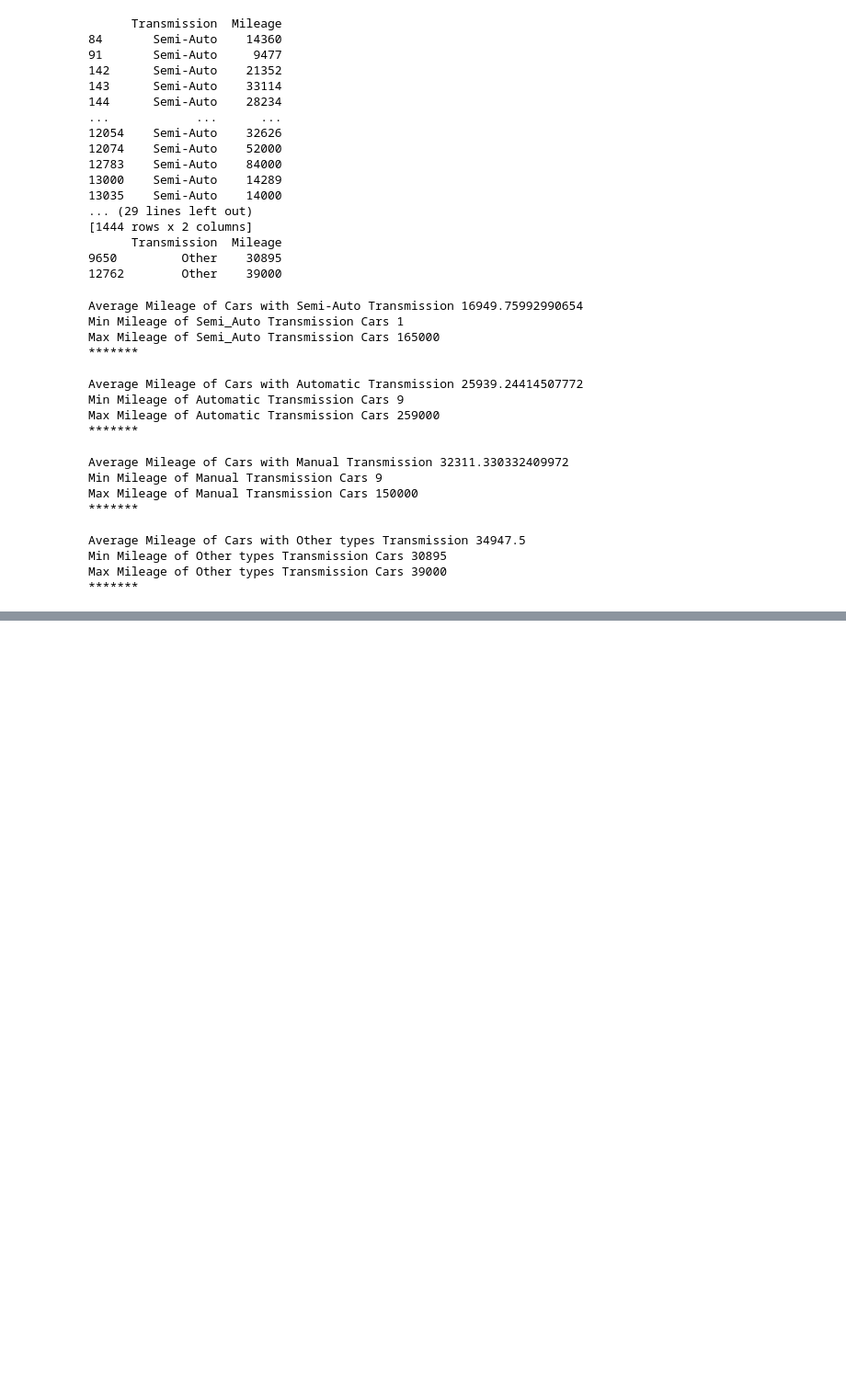
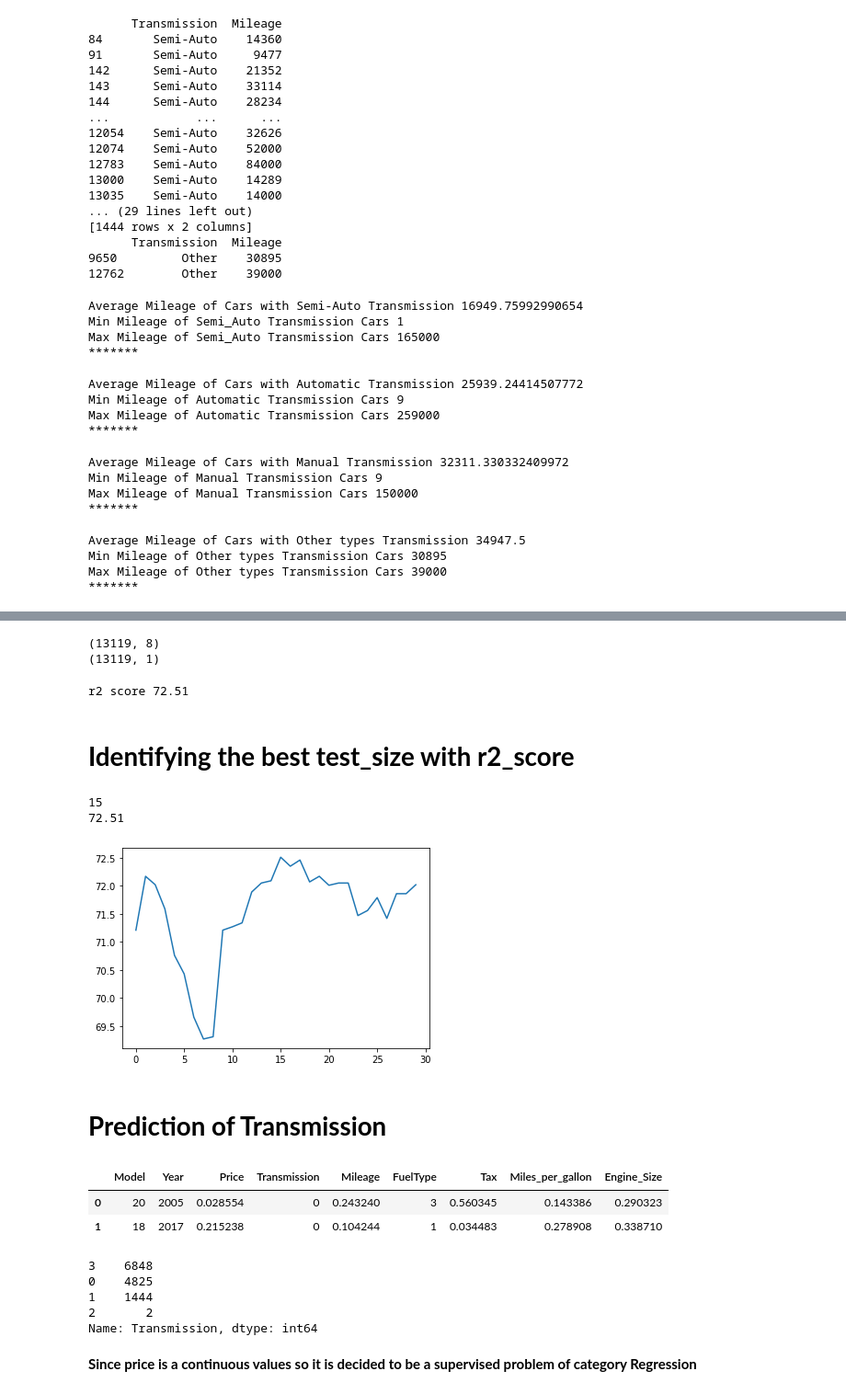
Before and after one commit to Manikandan-professional/Exploratory_Data_Analysis_of_Mercedes_Cars, a Jupyter notebook: Exploratory_Data_Analysis_of_Mercedes_Cars.ipynb, the cells around one changed output, grey strips where cells are left out. Shown: that part at 92% size. Saved outputs shown, nothing was run; the diff lists cells and outputs as text; code cells hidden in the pictures; blank space fills up the shorter version.

```diff
--- a/Exploratory_Data_Analysis_of_Mercedes_Cars.ipynb
+++ b/Exploratory_Data_Analysis_of_Mercedes_Cars.ipynb
@@ -403,0 +439,7 @@ Max Mileage of Other types Transmission Cars 39000
+# %%
+s=MinMaxScaler()
+df_test[['Price']]=s.fit_transform(df_test[['Price']])
+df_test[['Mileage']]=s.fit_transform(df_test[['Mileage']])
+df_test[['Tax']]=s.fit_transform(df_test[['Tax']])
+df_test[['Miles_per_gallon']]=s.fit_transform(df_test[['Miles_per_gallon']])
+df_test[['Engine_Size']]=s.fit_transform(df_test[['Engine_Size']])
@@ -403,0 +476,56 @@ Max Mileage of Other types Transmission Cars 39000
+# %%
+X=df_test.loc[:,['Model','Year','Transmission','Mileage','FuelType','Tax','Miles_per_gallon','Engine_Size']].values
+y=df_test.loc[:,['Price']].values
+# %%
+print(X.shape)
+print(y.shape)
+# %% [output]
+(13119, 8)
+(13119, 1)
+# %%
+X_train,X_test,y_train,y_test=train_test_split(X,y,test_size=0.16,random_state=0)
+# %%
+linear=LinearRegression()
+linear.fit(X_train,y_train)
+pred=linear.predict(X_test)
+# %%
+print('r2 score',round(metrics.r2_score(y_test,pred)*100,2))
+# %% [output]
+r2 score 72.51
+# %% [markdown]
+# **Identifying the best test_size with r2_score**
+# %%
+l=[]
+ll=list(x for x in range(0,30,1))
+for i in range(1,31,1):
+  zz=float('.'+str(i))
+  X_train,X_test,y_train,y_test=train_test_split(X,y,test_size=zz,random_state=0)
+  linear=LinearRegression()
+  linear.fit(X_train,y_train)
+  pred=linear.predict(X_test)
+  l.append((round(metrics.r2_score(y_test,pred)*100,2)))
+plt.plot(ll,l)
+print(l.index(np.max(l)))
+print(max(l))
+# %% [output]
+15
+72.51
+[figure, added]
+# %% [markdown]
+# **Prediction of Transmission**
+# %%
+df_test.head(2)
+# %% [output]
+|  | Model | Year | Price | Transmission | Mileage | FuelType | Tax | Miles_per_gallon | Engine_Size |
+| 0 | 20 | 2005 | 0.028554 | 0 | 0.243240 | 3 | 0.560345 | 0.143386 | 0.290323 |
+| 1 | 18 | 2017 | 0.215238 | 0 | 0.104244 | 1 | 0.034483 | 0.278908 | 0.338710 |
+# %%
+df_test.Transmission.value_counts()
+# %% [output]
+3    6848
+0    4825
+1    1444
+2       2
+Name: Transmission, dtype: int64
+# %% [markdown]
+**Since price is a continuous values so it is decided to be a supervised problem of category Regression**
```
Also changed, not shown: parts of 55 cells of this notebook.
